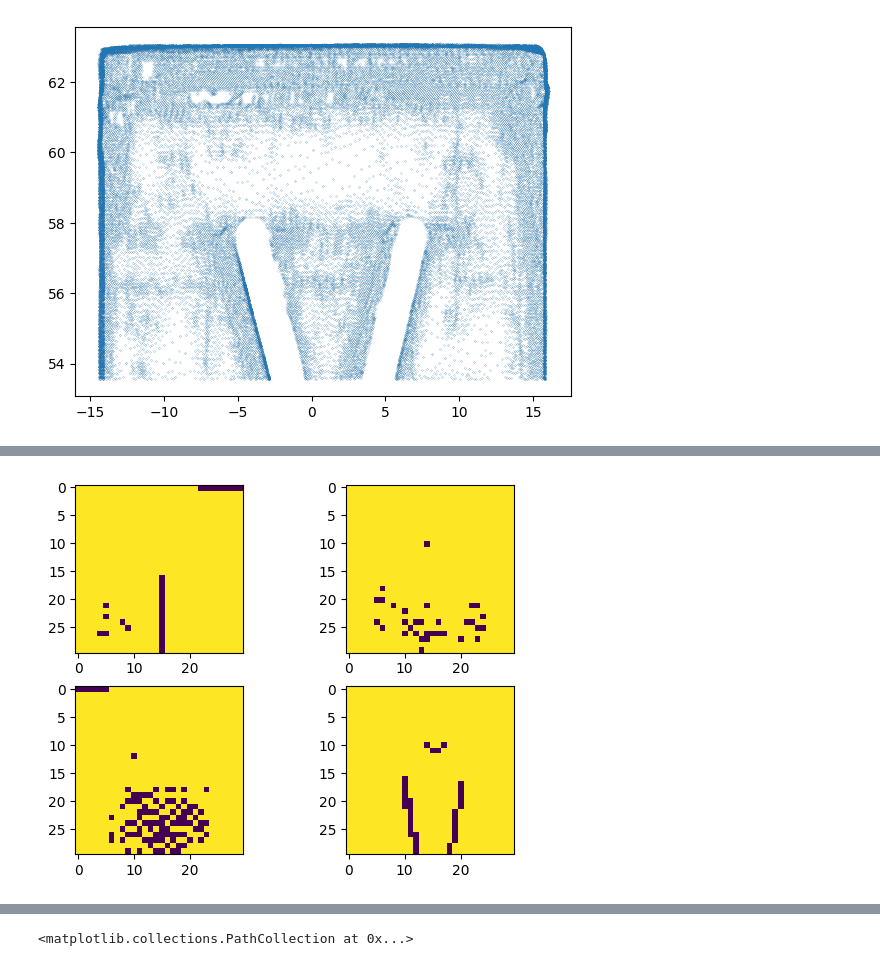
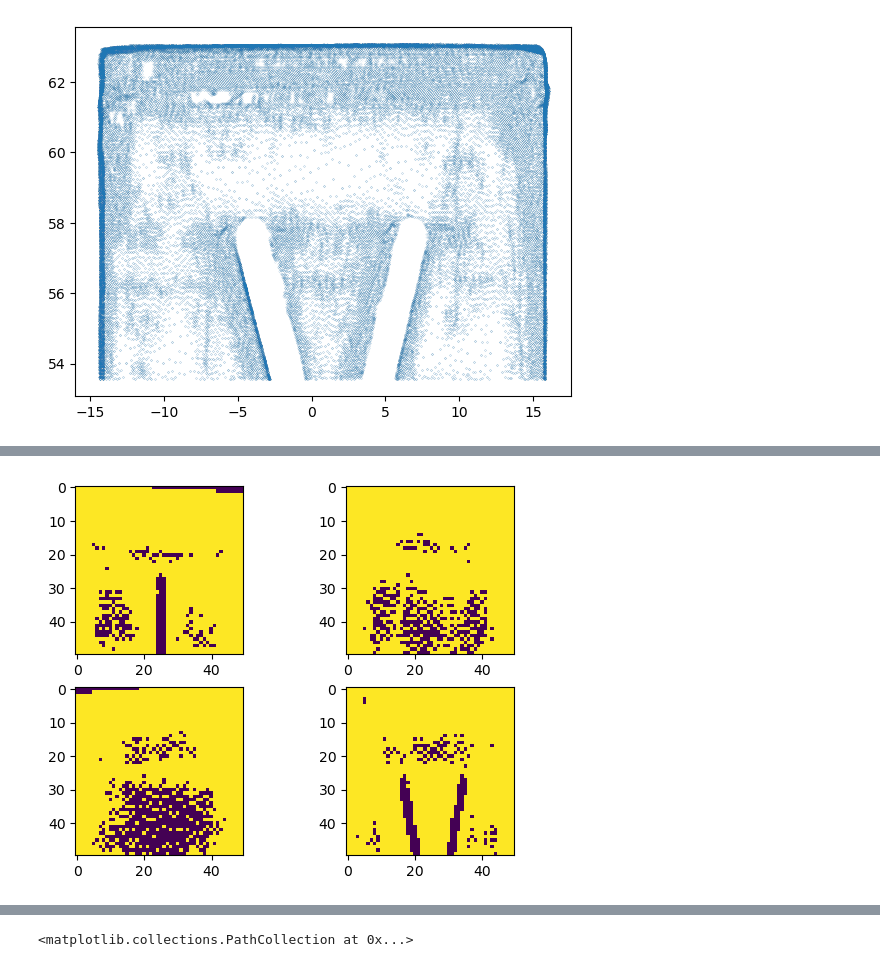
Before and after one commit to jichengzhi/crop-cube, a Jupyter notebook: 3d-solution.ipynb, the cells around one changed output, grey strips where cells are left out. Saved outputs shown, nothing was run; the diff lists cells and outputs as text; code cells hidden in the pictures.

```diff
--- a/3d-solution.ipynb
+++ b/3d-solution.ipynb
@@ -137,19 +64,0 @@ display_grid(xy_grid(get_closest_surface(rotate_z(top_cube, 180))))
-# %%
-import numpy as np
-import matplotlib.pyplot as plt
-
-fig, ax = plt.subplots(2, 2)
-
-for i in range(4):
-    r = int(i // 2)
-    c = i % 2
-
-    xyz = rotate_z(top_cube, i * 90)
-    xy = get_closest_surface(xyz)
-    grid = xy_grid(xy, row=30, col=30)
-    im = ax[r, c].imshow(grid)
-    # plt.colorbar(im, ax=ax[i, j])
-
-plt.show()
-# %% [output]
-[figure, removed]
@@ -180,0 +65,4 @@ def degrees_to_Y(top_cube, R=30, C=30):
+# %%
+plot_grids(upper, row=50, col=50)
+# %% [output]
+[figure, added]
```
Also changed, not shown: parts of 21 cells of this notebook, 3 other files.
